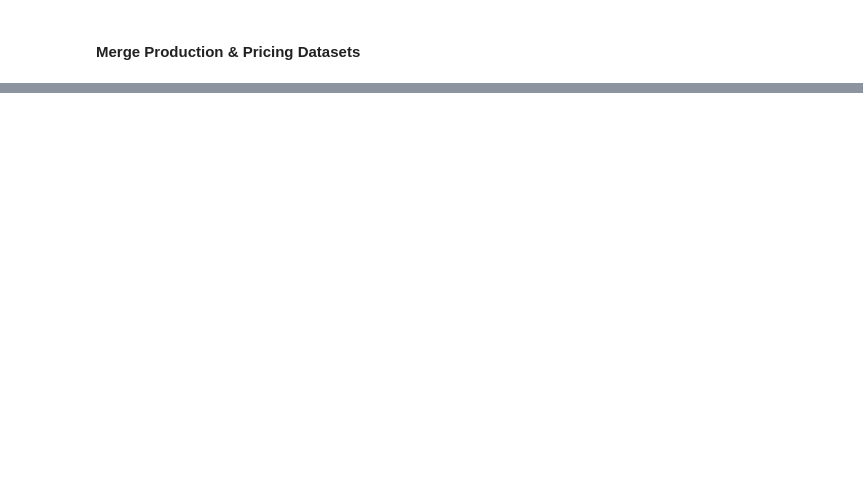
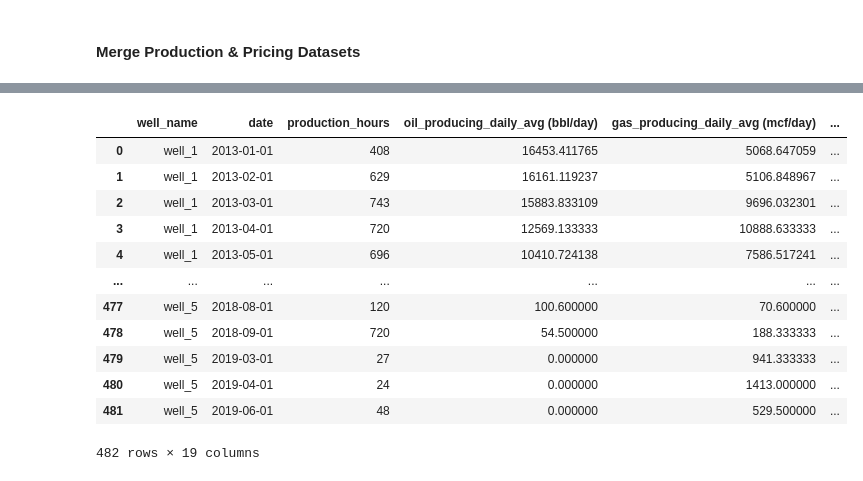
Before and after one commit to ryan-bulger/5511-Final-Project, a Jupyter notebook: lstm-oil-production-forecasting.ipynb, the cells around one changed output, grey strips where cells are left out. Cells and saved outputs as stored; diff of their text form; code cells hidden in the pictures; blank space fills up the shorter version.

```diff
--- a/lstm-oil-production-forecasting.ipynb
+++ b/lstm-oil-production-forecasting.ipynb
@@ -176,0 +668,43 @@ df
+# %%
+# Build dummy indicators for WTI price dynamics using historically-informed windows
+min_prod_date = df['date'].min().to_period('M').to_timestamp()
+date_index = pd.date_range(start=min_prod_date, end='2025-11-01', freq='MS')
+
+# Manually define periods that align with key macro / geopolitical events affecting WTI price
+indicator_windows = {
+    'middle_instability_tightening_supply': [('2009-01-01', '2014-08-01')],
+    'opec_oversupply_during_downturn':      [('2014-09-01', '2016-02-01')],
+    'opec_undersupply_during_recovery':     [('2016-03-01', '2020-02-01')],
+    'covid':                                [('2020-03-01', '2022-06-01')],
+    'ukraine_war':                          [('2022-02-01', '2025-11-01')]
+}
+
+wti_dummy_df = pd.DataFrame({'date': date_index})
+
+for indicator, windows in indicator_windows.items():
+    wti_dummy_df[indicator] = 0
+    for start, end in windows:
+        start_ts = pd.Timestamp(start)
+        end_ts = pd.Timestamp(end)
+        mask = (wti_dummy_df['date'] >= start_ts) & (wti_dummy_df['date'] <= end_ts)
+        wti_dummy_df.loc[mask, indicator] = 1
+
+# Merge wti_dummy_df with the dataset
+df = df.merge(wti_dummy_df)
+
+# Display the updated dataset
+df
+# %% [output]
+|  | well_name | date | production_hours | oil_producing_daily_avg (bbl/day) | gas_producing_daily_avg (mcf/day) | ... |
+| 0 | well_1 | 2013-01-01 | 408 | 16453.411765 | 5068.647059 | ... |
+| 1 | well_1 | 2013-02-01 | 629 | 16161.119237 | 5106.848967 | ... |
+| 2 | well_1 | 2013-03-01 | 743 | 15883.833109 | 9696.032301 | ... |
+| 3 | well_1 | 2013-04-01 | 720 | 12569.133333 | 10888.633333 | ... |
+| 4 | well_1 | 2013-05-01 | 696 | 10410.724138 | 7586.517241 | ... |
+| ... | ... | ... | ... | ... | ... | ... |
+| 477 | well_5 | 2018-08-01 | 120 | 100.600000 | 70.600000 | ... |
+| 478 | well_5 | 2018-09-01 | 720 | 54.500000 | 188.333333 | ... |
+| 479 | well_5 | 2019-03-01 | 27 | 0.000000 | 941.333333 | ... |
+| 480 | well_5 | 2019-04-01 | 24 | 0.000000 | 1413.000000 | ... |
+| 481 | well_5 | 2019-06-01 | 48 | 0.000000 | 529.500000 | ... |
+482 rows × 19 columns
```
Also changed, not shown: parts of 56 cells of this notebook, 1 other file.
